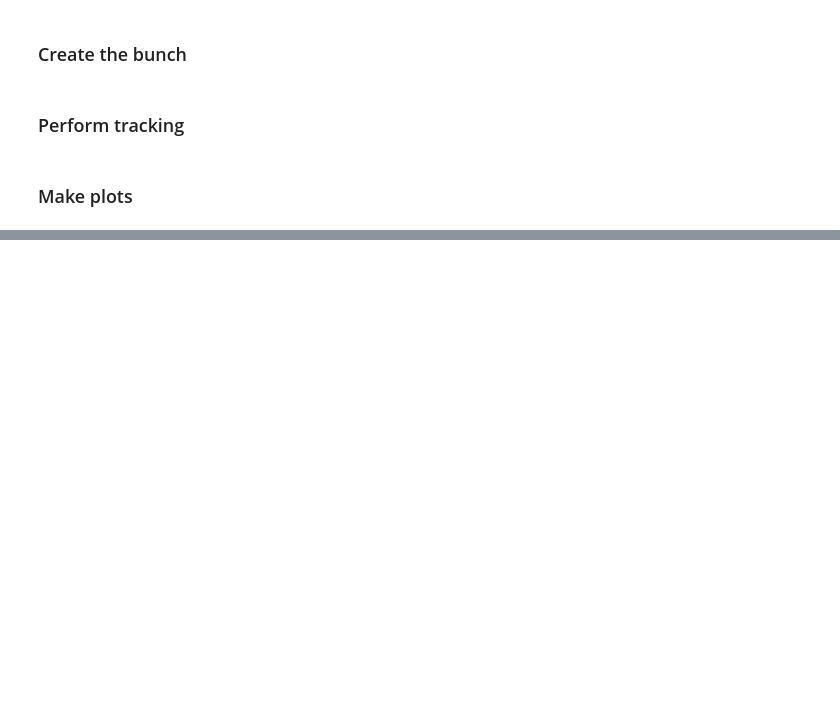
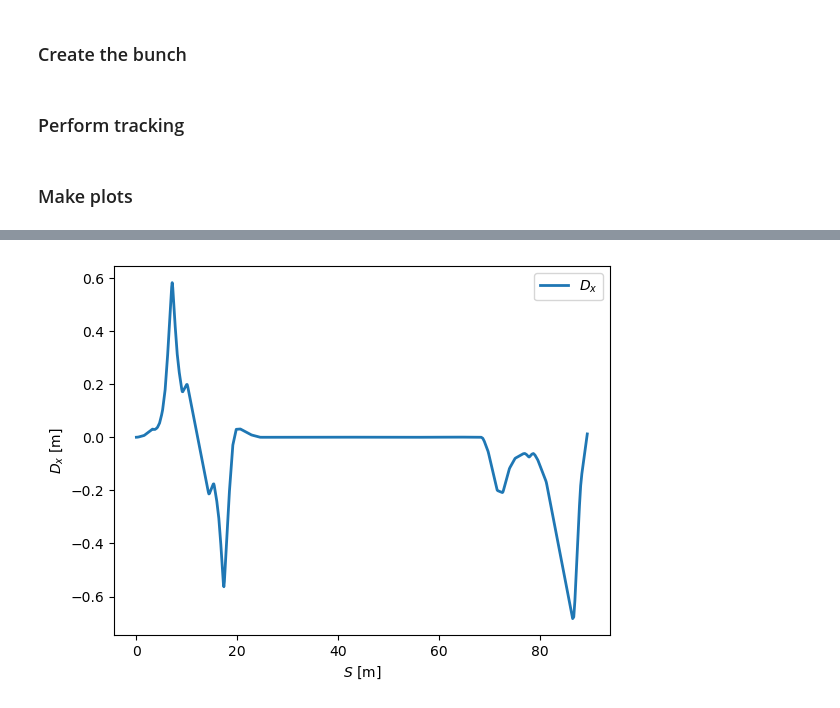
Before and after one commit to wiktoria-malek/flight-simulator, a Jupyter notebook: Ext_ATF2.ipynb, the cells around one changed output, grey strips where cells are left out. Drawn from its saved outputs; the diff is of its cells as text; code cells hidden in the pictures; blank space fills up the shorter version.

```diff
--- a/Ext_ATF2.ipynb
+++ b/Ext_ATF2.ipynb
@@ -76,0 +110,9 @@ Text(0, 0.5, '$\\sigma$ [mm]')
+# %%
+T = Ext_ATF2.get_transport_table('%S %disp_x')
+plt.plot(T[:,0], T[:,1], linewidth=2, label=r'$D_x$')
+plt.legend()
+plt.xlabel('$S$ [m]')
+plt.ylabel(r'$D_x$ [m]')
+plt.show()
+# %% [output]
+[figure, added]
```
Also changed, not shown: parts of 4 cells of this notebook.
